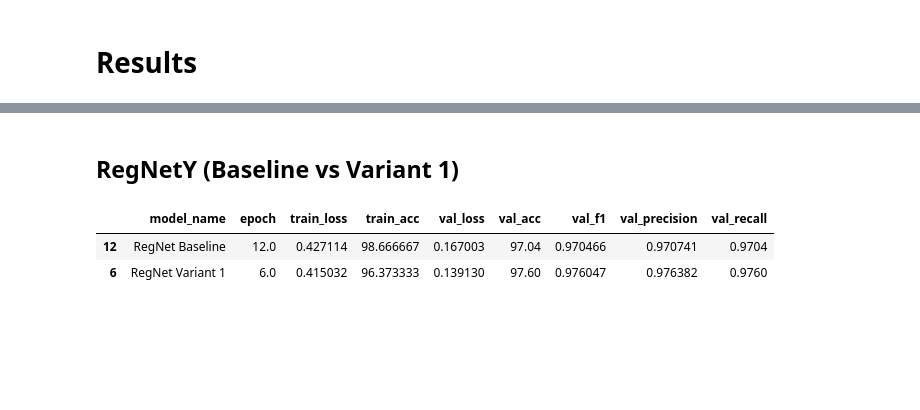
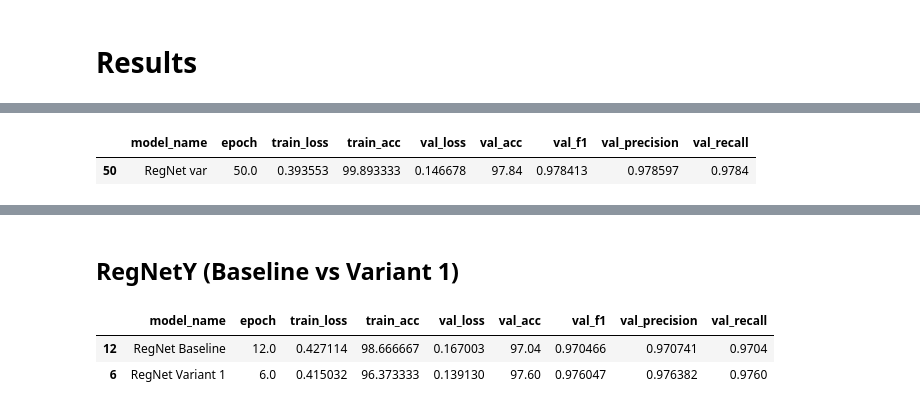
Before and after one commit to RanaAmr211/dl, a Jupyter notebook: main.ipynb, the cells around one changed output, grey strips where cells are left out. Saved outputs shown, nothing was run; the diff lists cells and outputs as text; code cells hidden in the pictures; blank space fills up the shorter version.

```diff
--- a/main.ipynb
+++ b/main.ipynb
@@ -795,0 +653,33 @@ display(comparison_df)
+# %%
+import os
+import pandas as pd
+import numpy as np
+
+# Paths to your metrics CSVs
+BASELINE_CSV = '/content/dl/outputs/regnety_8gf_v1/regnety_8gf_v1_metrics.csv'
+
+
+def load_best_metrics(csv_path, model_name):
+    df = pd.read_csv(csv_path)
+    best_idx = df['val_acc'].idxmax()
+    best_row = df.loc[best_idx].copy()
+    best_row['model_name'] = model_name
+    return best_row
+
+# Load best metrics for both models
+baseline_metrics = load_best_metrics(BASELINE_CSV, 'RegNet var')
+
+
+# Create comparison table
+comparison_df = pd.DataFrame([baseline_metrics])
+
+# Optional: reorder columns
+columns_order = ['model_name', 'epoch', 'train_loss', 'train_acc',
+                 'val_loss', 'val_acc', 'val_f1', 'val_precision', 'val_recall']
+comparison_df = comparison_df[columns_order]
+
+# Display
+display(comparison_df)
+# %% [output]
+|  | model_name | epoch | train_loss | train_acc | val_loss | val_acc | val_f1 | val_precision | val_recall |
+| 50 | RegNet var | 50.0 | 0.393553 | 99.893333 | 0.146678 | 97.84 | 0.978413 | 0.978597 | 0.9784 |
```
Also changed, not shown: parts of 18 cells of this notebook.
